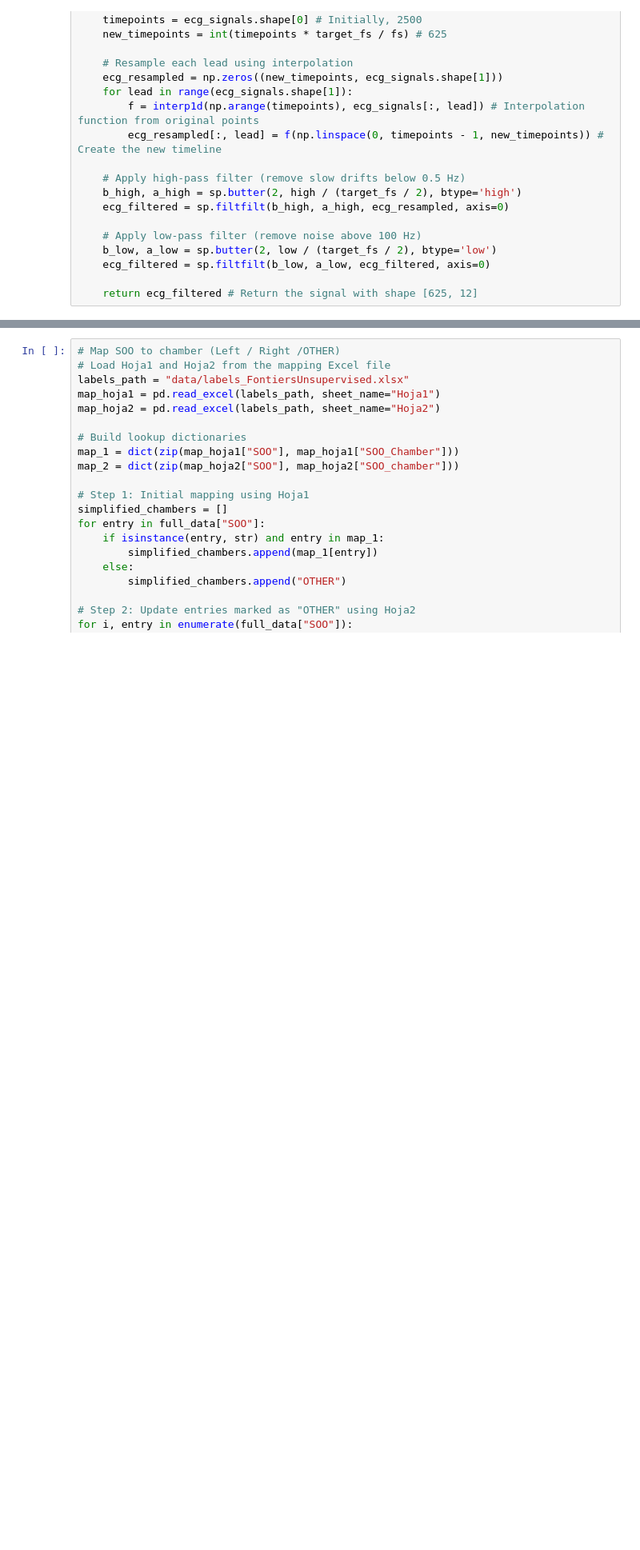
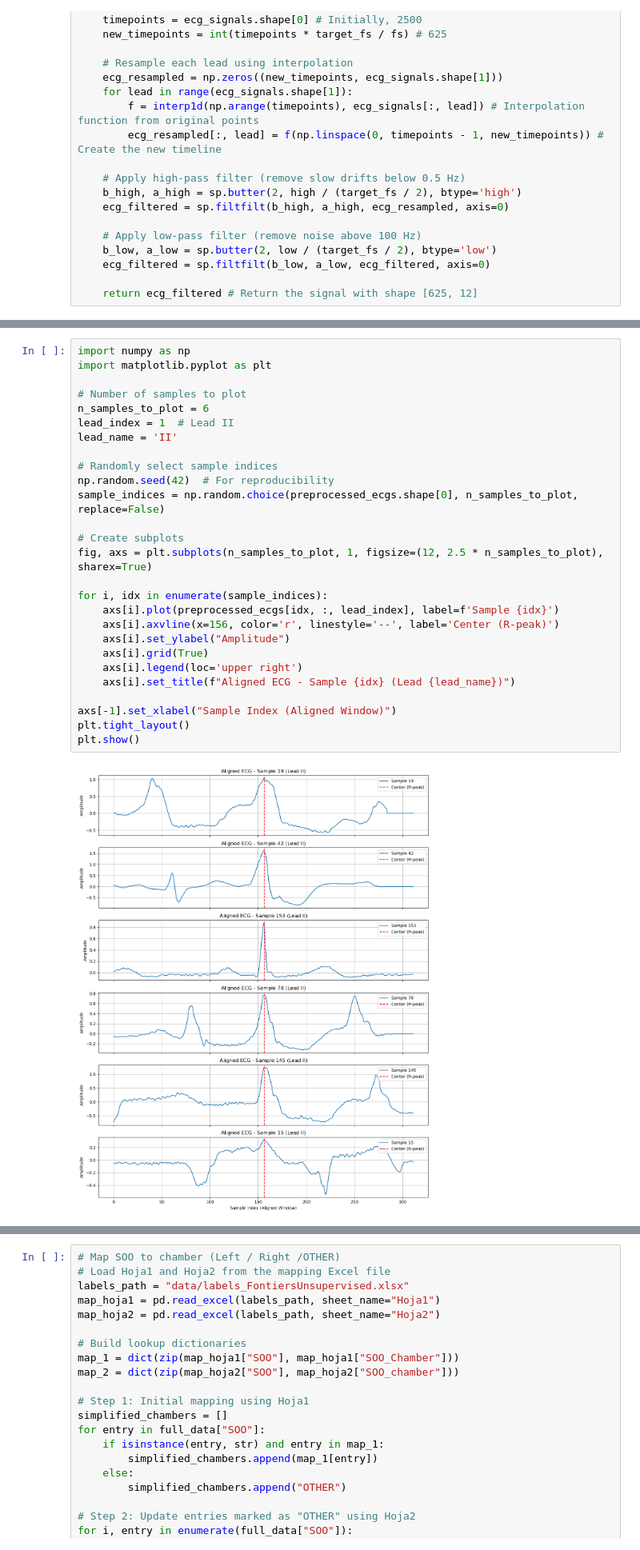
Before and after one commit to taniapazospuig/compbiomed-seminars, a Jupyter notebook: 01_small_dataset_preprocessing.ipynb, the cells around one changed output, grey strips where cells are left out. Shown at 80% size. Drawn from its saved outputs; the diff is of its cells as text; blank space fills up the shorter version.

```diff
--- a/01_small_dataset_preprocessing.ipynb
+++ b/01_small_dataset_preprocessing.ipynb
@@ -156 +182,30 @@ All signals successfully preprocessed to shape: (181, 625, 12)
+# %%
+import numpy as np
+import matplotlib.pyplot as plt
+
+# Number of samples to plot
+n_samples_to_plot = 6
+lead_index = 1  # Lead II
+lead_name = 'II'
+
+# Randomly select sample indices
+np.random.seed(42)  # For reproducibility
+sample_indices = np.random.choice(preprocessed_ecgs.shape[0], n_samples_to_plot, replace=False)
+
+# Create subplots
+fig, axs = plt.subplots(n_samples_to_plot, 1, figsize=(12, 2.5 * n_samples_to_plot), sharex=True)
+
+for i, idx in enumerate(sample_indices):
+    axs[i].plot(preprocessed_ecgs[idx, :, lead_index], label=f'Sample {idx}')
+    axs[i].axvline(x=156, color='r', linestyle='--', label='Center (R-peak)')
+    axs[i].set_ylabel("Amplitude")
+    axs[i].grid(True)
+    axs[i].legend(loc='upper right')
+    axs[i].set_title(f"Aligned ECG - Sample {idx} (Lead {lead_name})")
+
+axs[-1].set_xlabel("Sample Index (Aligned Window)")
+plt.tight_layout()
+plt.show()
+# %% [output]
+[figure, added]
 # %%
```
Also changed, not shown: parts of 17 cells of this notebook.
